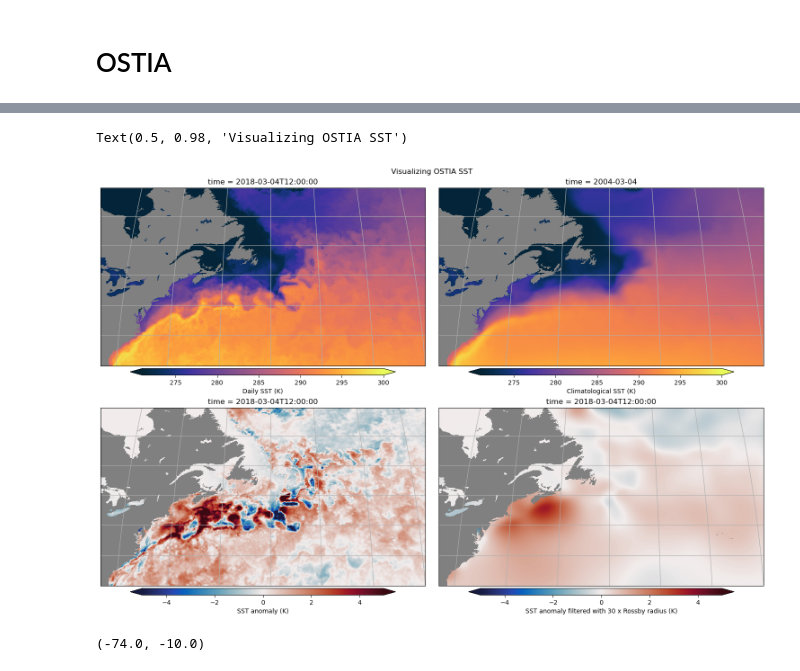
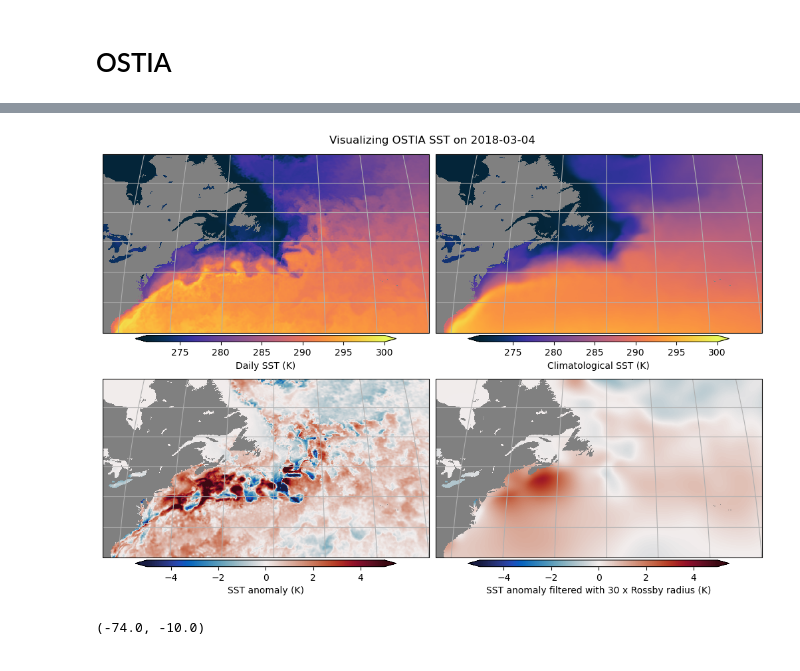
Before and after one commit to eerie-project/EERIE_hackathon_2023, a Jupyter notebook: OBSERVATIONS/OSTIA.ipynb, the cells around one changed output, grey strips where cells are left out. Cells and saved outputs as stored; diff of their text form; code cells hidden in the pictures.

```diff
--- a/OBSERVATIONS/OSTIA.ipynb
+++ b/OBSERVATIONS/OSTIA.ipynb
@@ -320,7 +341,8 @@ fig, axs = plt.subplots(
     2,
     2,
     constrained_layout=True,
-    figsize=(15,10),
+    figsize=(10,7),
+    # figsize=(15,10),
     subplot_kw=dict(
         projection=ccrs.Robinson(central_longitude=-50)
     )
@@ -352,7 +374,8 @@ p = ostia_daily.sst.sel(time='2018-03-04').sel(sel).plot(
         label='Daily SST (K)',
         extend='both',
         aspect=40
-    )
+    ),
+    rasterized=True
 )
 
 q = ostia_clim.sst.sel(time='2004-03-04').sel(sel).plot(
@@ -368,7 +391,8 @@ q = ostia_clim.sst.sel(time='2004-03-04').sel(sel).plot(
         label='Climatological SST (K)',
         extend='both',
         aspect=40
-    )
+    ),
+    rasterized=True
 )
 
 r = ostia_anom.sst.sel(time='2018-03-04').sel(sel).plot(
@@ -380,38 +404,41 @@ r = ostia_anom.sst.sel(time='2018-03-04').sel(sel).plot(
         orientation='horizontal',
         shrink=0.8,
         pad=0.0125,
         label='SST anomaly (K)',
         extend='both',
         aspect=40
-    )
+    ),
+    rasterized=True
 )
 
 s = ostia_anom_lr30.sst.sel(time='2018-03-04').sel(sel).plot(
     transform=ccrs.PlateCarree(),
     ax=ax[3],
     vmax=5,
     cmap=cmo.balance,
     cbar_kwargs=dict(
         orientation='horizontal',
         shrink=0.8,
         pad=0.0125,
         label='SST anomaly filtered with 30 x Rossby radius (K)',
         extend='both',
         aspect=40
-    )
+    ),
+    rasterized=True
 )
 
 [axi.set_extent([-83,-20,30,60],crs=ccrs.PlateCarree()) for axi in ax]
 [axi.set_facecolor('grey') for axi in ax]
 
 for axi in ax:
     ll = axi.gridlines()
+    axi.set_title('')
 
+fig.suptitle('Visualizing OSTIA SST on 2018-03-04')
 
-fig.suptitle('Visualizing OSTIA SST')
+fig.savefig('ostia_obs_filtered_snapshot.pdf',dpi=300)
 # %% [output]
-Text(0.5, 0.98, 'Visualizing OSTIA SST')
-[figure, old version]
+[figure, new version]
 # %%
 fig, ax = plt.subplots(1,2,sharex=True,constrained_layout=True,figsize=(10,4))
 
```
Also changed, not shown: parts of 7 cells of this notebook.
